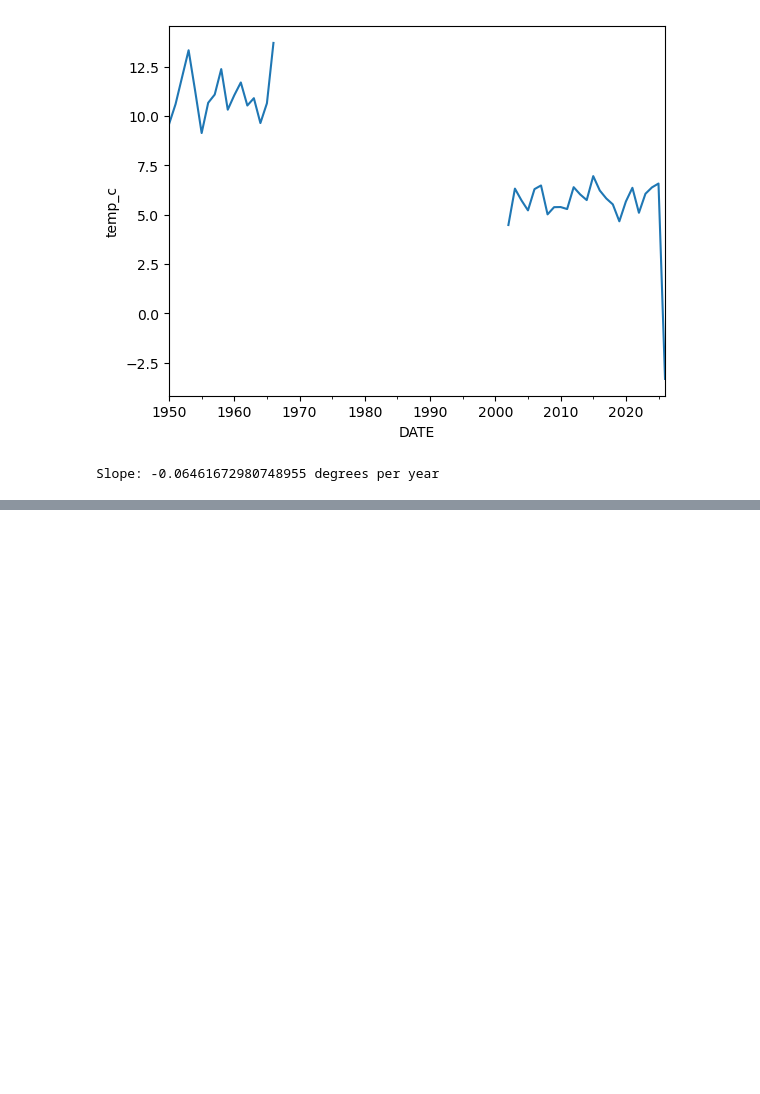
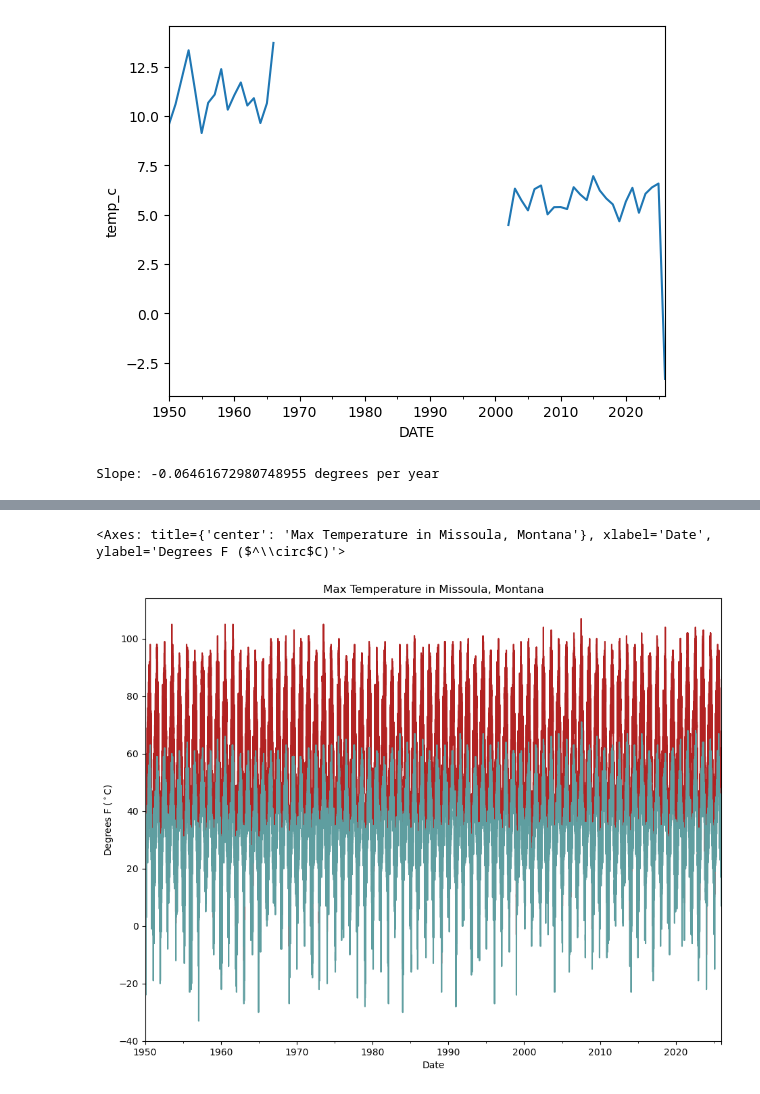
Before and after one commit to nyikacampbell/2026-EDA-climate-change-coding, a Jupyter notebook: 06_climate-assignment.ipynb, the cells around one changed output, grey strips where cells are left out. Drawn from its saved outputs; the diff is of its cells as text; code cells hidden in the pictures; blank space fills up the shorter version.

```diff
--- a/06_climate-assignment.ipynb
+++ b/06_climate-assignment.ipynb
@@ -301,0 +319,14 @@ plt.show()
+# %%
+### Pull more kinds of data types, and switch stations
+data_types = "TOBS,TMAX,TMIN,PRCP,SNOW,SNWD"
+
+ncei2_url = (
+    "https://www.ncei.noaa.gov/access/services/data/v1?"
+    f"dataset=daily-summaries&dataTypes={data_types}&"
+    "stations=USW00024153&"
+    "startDate=1950-01-01&"
+    "endDate=2026-01-01&"
+    "units=standard"
+)
+
+ncei_url
@@ -301,0 +335,16 @@ plt.show()
+# %%
+### get the data using the url
+
+missoula2_df = pd.read_csv(
+    ncei2_url,
+
+    ### tell python which col to use as index col
+    index_col= 'DATE',
+
+    #### tell python to treat data as a date format
+    parse_dates = True,
+
+    ### define the NA values as NaN
+    na_values = ['NaN']
+    )
+missoula2_df
@@ -301,0 +366,17 @@ plt.show()
+# %%
+### plot the data in C
+missoula2_df.plot(
+    y = ["TMAX", "TMIN"],
+    title = 'Max (red) and Min (blue)Temperature in Missoula, Montana',
+    xlabel = 'Date',
+    ylabel = 'Degrees F ($^\circ$C)',
+    figsize = (11,8.5),
+    legend=False,
+    color = ["firebrick", "cadetblue"],
+
+)
+
+## we have good data continuity on these metrics
+# %% [output]
+<Axes: title={'center': 'Max Temperature in Missoula, Montana'}, xlabel='Date', ylabel='Degrees F ($^\\circ$C)'>
+[figure, added]
```
Also changed, not shown: parts of 9 cells of this notebook, 2 other files.
